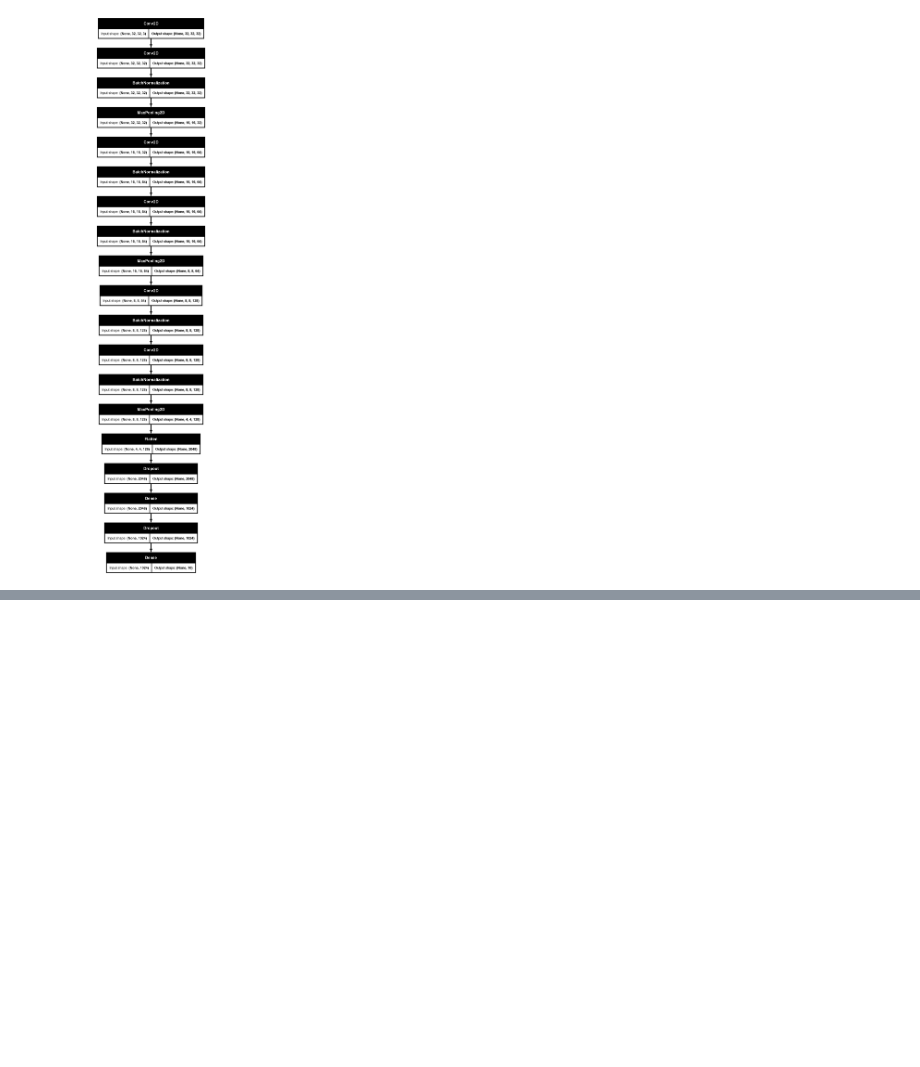
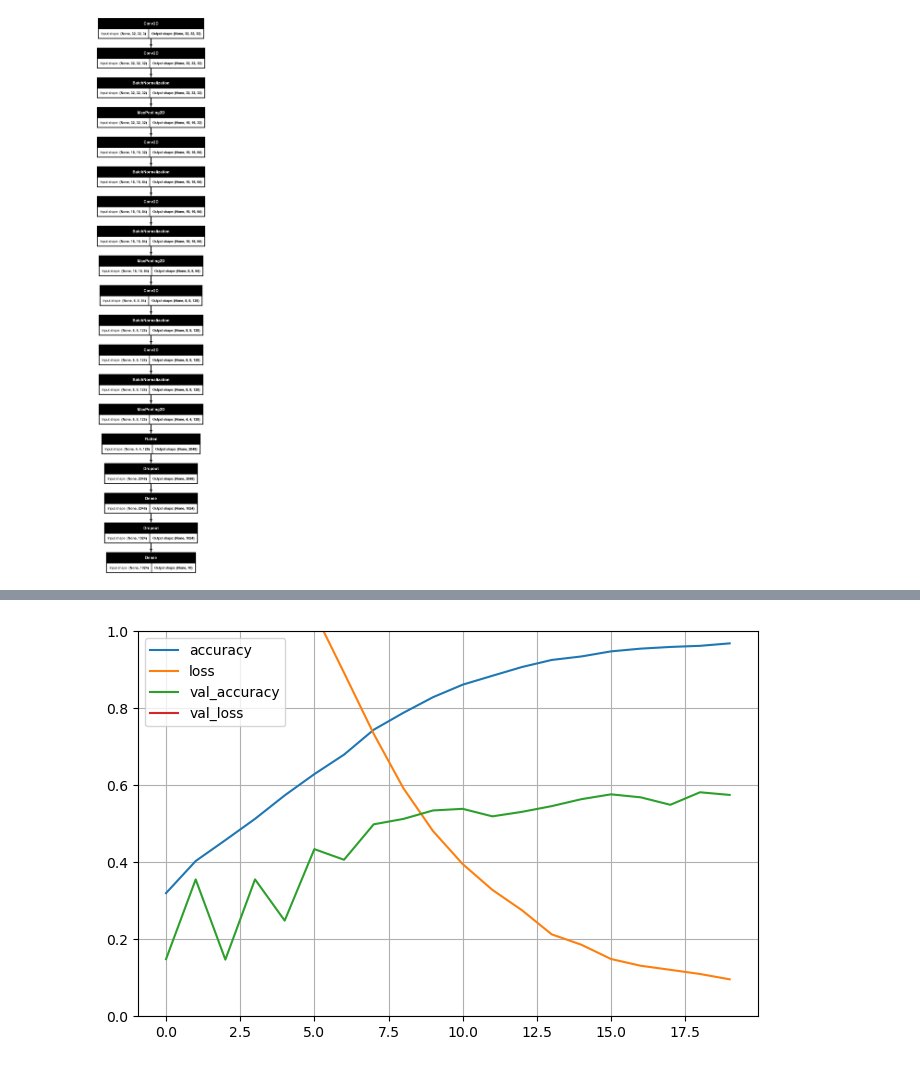
Before and after one commit to SchoolProjectEASV/ML-Examples-Updated, a Jupyter notebook: CNN_CIFAR10_IMPLEMENTATION.ipynb, the cells around one changed output, grey strips where cells are left out. Cells and saved outputs as stored; diff of their text form; code cells hidden in the pictures; blank space fills up the shorter version.

```diff
--- a/CNN_CIFAR10_IMPLEMENTATION.ipynb
+++ b/CNN_CIFAR10_IMPLEMENTATION.ipynb
@@ -120,0 +121,7 @@ Epoch 20/20
+# %%
+pd.DataFrame(history.history).plot(figsize=(8, 5))
+plt.grid(True)
+plt.gca().set_ylim(0, 1)
+plt.show()
+# %% [output]
+[figure, added]
```
Also changed, not shown: parts of 4 cells of this notebook, 2 other files.
